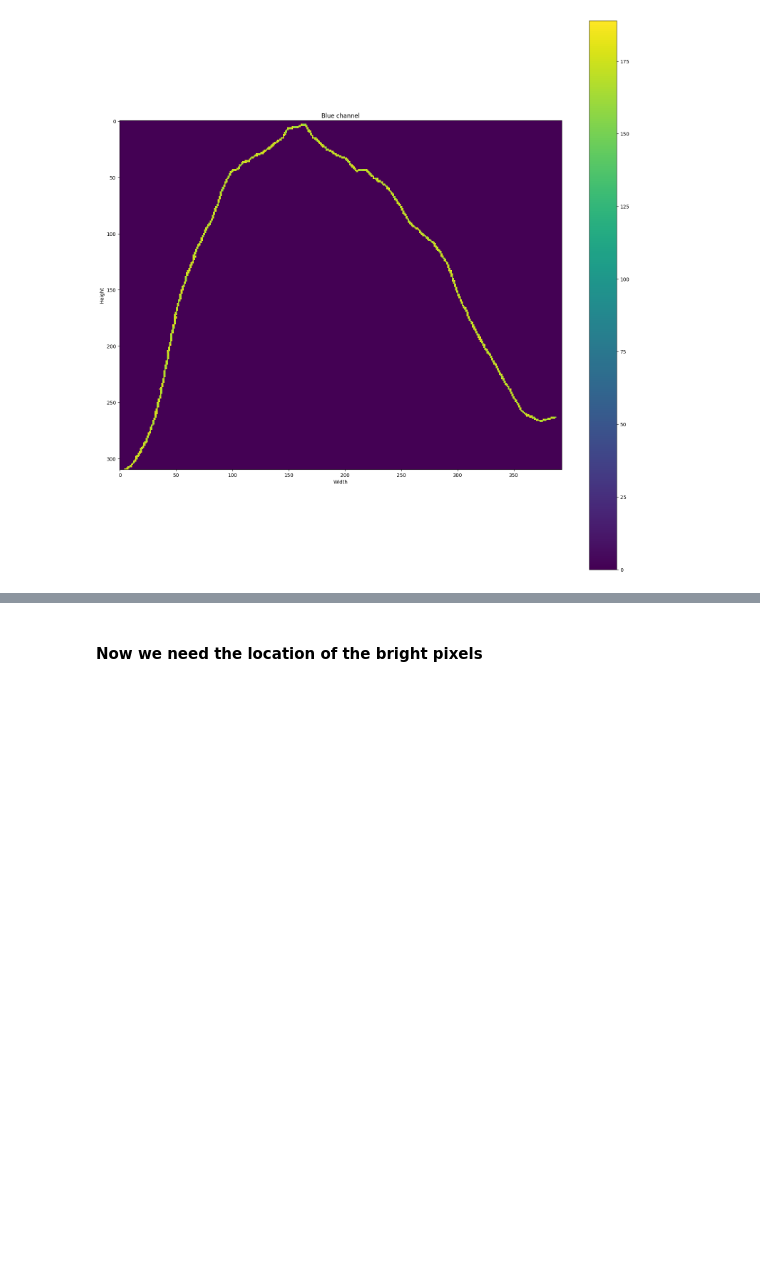
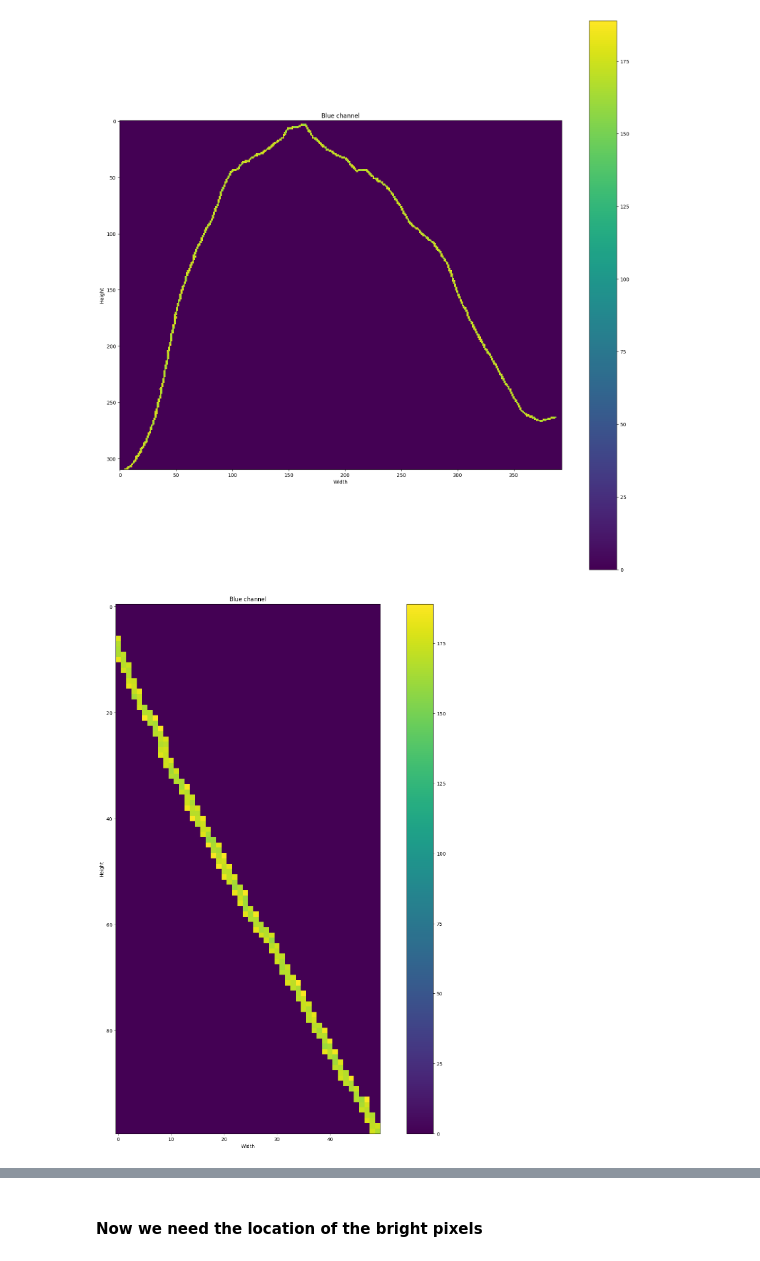
Before and after one commit to KaushalTimilsina/ResearchProject, a Jupyter notebook: Integration.ipynb, the cells around one changed output, grey strips where cells are left out. Saved outputs shown, nothing was run; the diff lists cells and outputs as text; code cells hidden in the pictures; blank space fills up the shorter version.

Commit message:
Worked on reading the responsivity

```diff
--- a/Integration.ipynb
+++ b/Integration.ipynb
@@ -4086,6 +4086,25 @@ ax.set_title('Blue channel')
 plt.show()
 # %% [output]
 [figure]
+# %%
+# Let's zoom and see if the curve is 1 pixel thick or more
+fig, ax = plt.subplots(figsize=(20, 20))
+
+# Display the image
+im = ax.imshow(responsivity_PI640_BLUE_array_fit_substracted[145:245, 300:350], cmap='viridis')
+
+# Add colorbar
+cbar = plt.colorbar(im)
+
+# Add labels and title
+ax.set_xlabel('Width')
+ax.set_ylabel('Height')
+ax.set_title('Blue channel')
+
+# Show the plot
+plt.show()
+# %% [output]
+[figure, added]
 # %% [markdown]
 **Horizontal_Line_Heights** height pixel
 1. Top: 14
```
Also changed, not shown: parts of 30 cells of this notebook.
